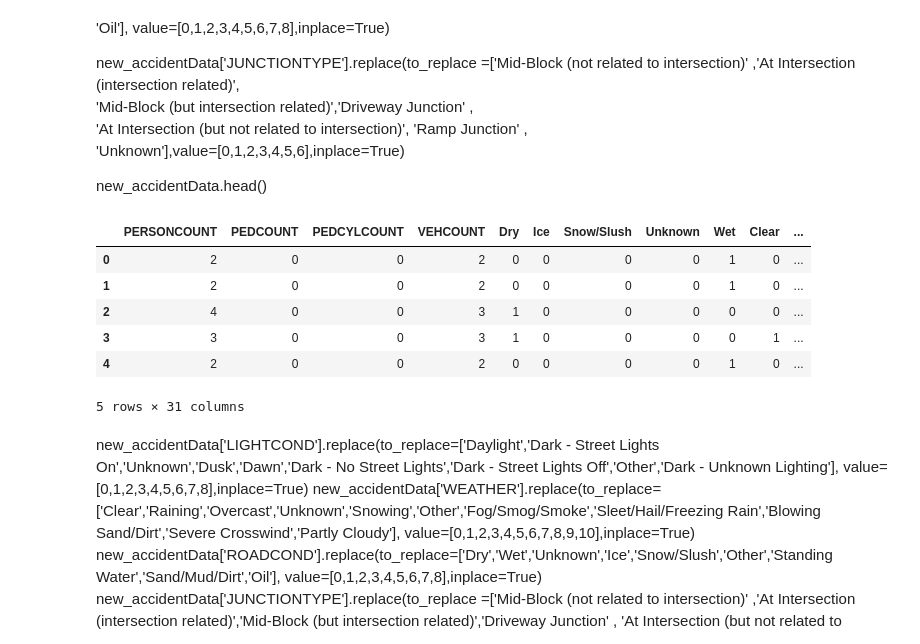
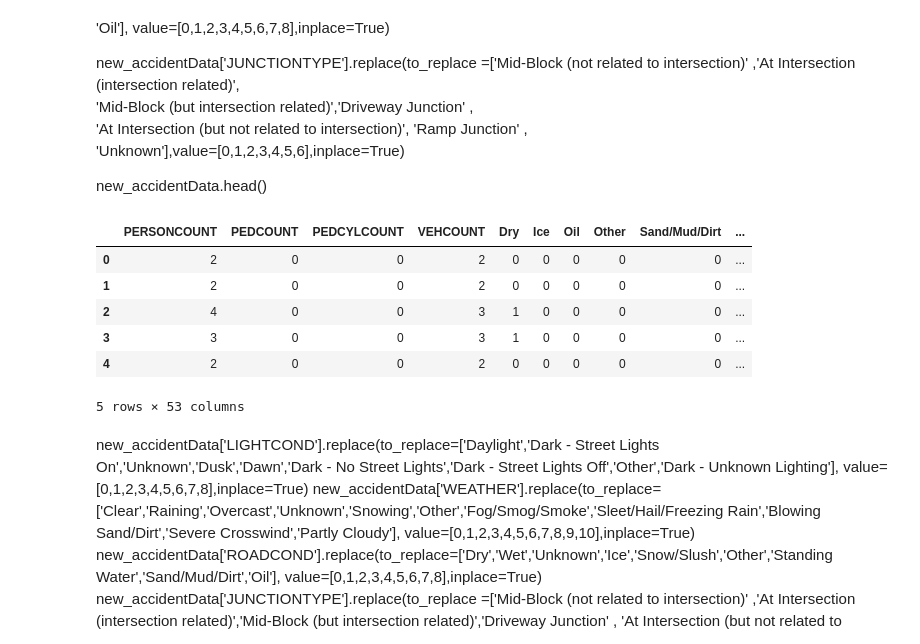
Before and after one commit to bikaskar/Coursera_Capstone, a Jupyter notebook: AccidentAnalysis/Project_DTree.ipynb, the cells around one changed output. Saved outputs shown, nothing was run; the diff lists cells and outputs as text; code cells hidden in the pictures.

```diff
--- a/AccidentAnalysis/Project_DTree.ipynb
+++ b/AccidentAnalysis/Project_DTree.ipynb
@@ -635,9 +635,9 @@ accidentData.shape
 # %% [markdown]
 #### Create a new Dataframe with relevent columns
 # %%
-#new_accidentData = accidentData[['ADDRTYPE', 'COLLISIONTYPE','PERSONCOUNT', 'VEHCOUNT', 'WEATHER', 'JUNCTIONTYPE', 'ROADCOND', 'LIGHTCOND']]
+new_accidentData1 = accidentData[['ADDRTYPE', 'COLLISIONTYPE','PERSONCOUNT', 'PEDCOUNT','PEDCYLCOUNT', 'VEHCOUNT', 'WEATHER', 'JUNCTIONTYPE', 'ROADCOND', 'LIGHTCOND']]
 
-new_accidentData1 = accidentData[['ROADCOND','WEATHER','JUNCTIONTYPE','LIGHTCOND','PERSONCOUNT','PEDCOUNT','PEDCYLCOUNT','VEHCOUNT']]
+#new_accidentData1 = accidentData[['ROADCOND','WEATHER','JUNCTIONTYPE','LIGHTCOND','PERSONCOUNT','PEDCOUNT','PEDCYLCOUNT','VEHCOUNT']]
 # %%
 #pd.set_option('display.max_columns', None)
 new_accidentData1.head(3)
@@ -732,23 +714,26 @@ new_accidentData['JUNCTIONTYPE'].replace(to_replace =['Mid-Block (not related to
 new_accidentData.head()
 # %%
 #188014
-new_accidentData2 = new_accidentData1.head(1000)
+new_accidentData2 = new_accidentData1.head(188014)
 new_accidentData = new_accidentData2[['PERSONCOUNT', 'PEDCOUNT', 'PEDCYLCOUNT', 'VEHCOUNT' ]]
 new_accidentData = pd.concat([new_accidentData,pd.get_dummies(new_accidentData2['ROADCOND'])], axis=1)
 new_accidentData = pd.concat([new_accidentData,pd.get_dummies(new_accidentData2['WEATHER'])], axis=1)
 new_accidentData = pd.concat([new_accidentData,pd.get_dummies(new_accidentData2['JUNCTIONTYPE'])], axis=1)
 new_accidentData = pd.concat([new_accidentData,pd.get_dummies(new_accidentData2['LIGHTCOND'])], axis=1)
+new_accidentData = pd.concat([new_accidentData,pd.get_dummies(new_accidentData2['ADDRTYPE'])], axis=1)
+new_accidentData = pd.concat([new_accidentData,pd.get_dummies(new_accidentData2['COLLISIONTYPE'])], axis=1)
+
 
 
 new_accidentData.head()
 # %% [output]
-|  | PERSONCOUNT | PEDCOUNT | PEDCYLCOUNT | VEHCOUNT | Dry | Ice | Snow/Slush | Unknown | Wet | Clear | ... |
-| 0 | 2 | 0 | 0 | 2 | 0 | 0 | 0 | 0 | 1 | 0 | ... |
-| 1 | 2 | 0 | 0 | 2 | 0 | 0 | 0 | 0 | 1 | 0 | ... |
-| 2 | 4 | 0 | 0 | 3 | 1 | 0 | 0 | 0 | 0 | 0 | ... |
-| 3 | 3 | 0 | 0 | 3 | 1 | 0 | 0 | 0 | 0 | 1 | ... |
-| 4 | 2 | 0 | 0 | 2 | 0 | 0 | 0 | 0 | 1 | 0 | ... |
+|  | PERSONCOUNT | PEDCOUNT | PEDCYLCOUNT | VEHCOUNT | Dry | Ice | Oil | Other | Sand/Mud/Dirt | ... |
+| 0 | 2 | 0 | 0 | 2 | 0 | 0 | 0 | 0 | 0 | ... |
+| 1 | 2 | 0 | 0 | 2 | 0 | 0 | 0 | 0 | 0 | ... |
+| 2 | 4 | 0 | 0 | 3 | 1 | 0 | 0 | 0 | 0 | ... |
+| 3 | 3 | 0 | 0 | 3 | 1 | 0 | 0 | 0 | 0 | ... |
+| 4 | 2 | 0 | 0 | 2 | 0 | 0 | 0 | 0 | 0 | ... |
-5 rows × 31 columns
+5 rows × 53 columns
 # %% [markdown]
 
 
```
Also changed, not shown: parts of 16 cells of this notebook.
